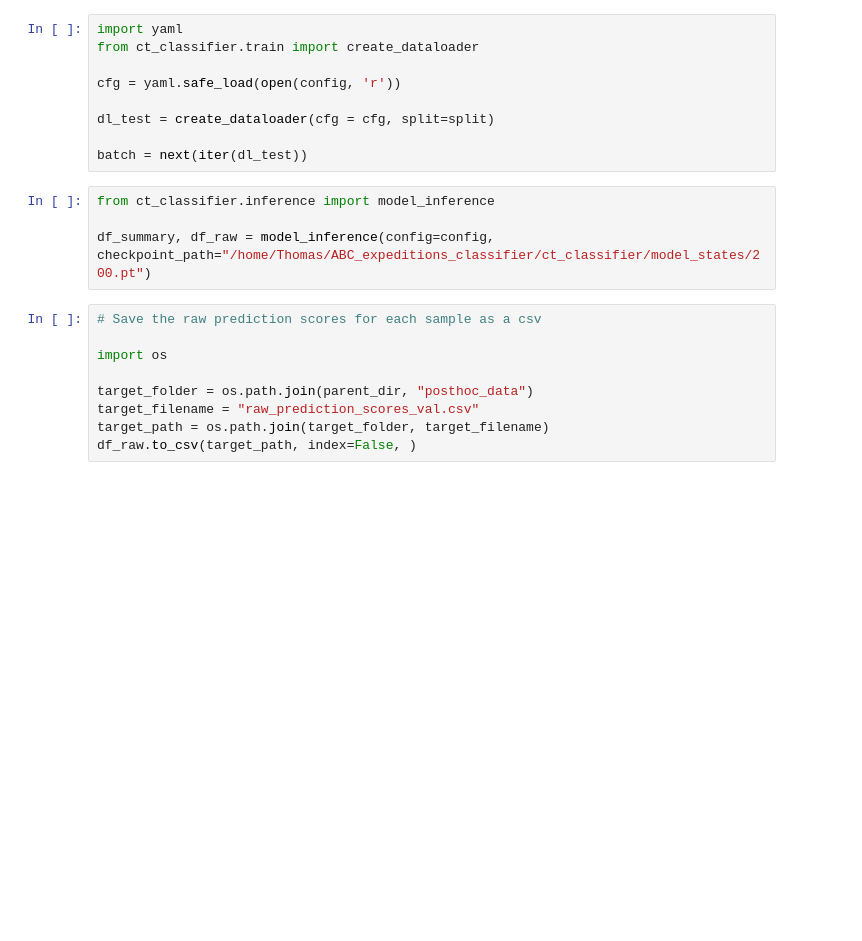
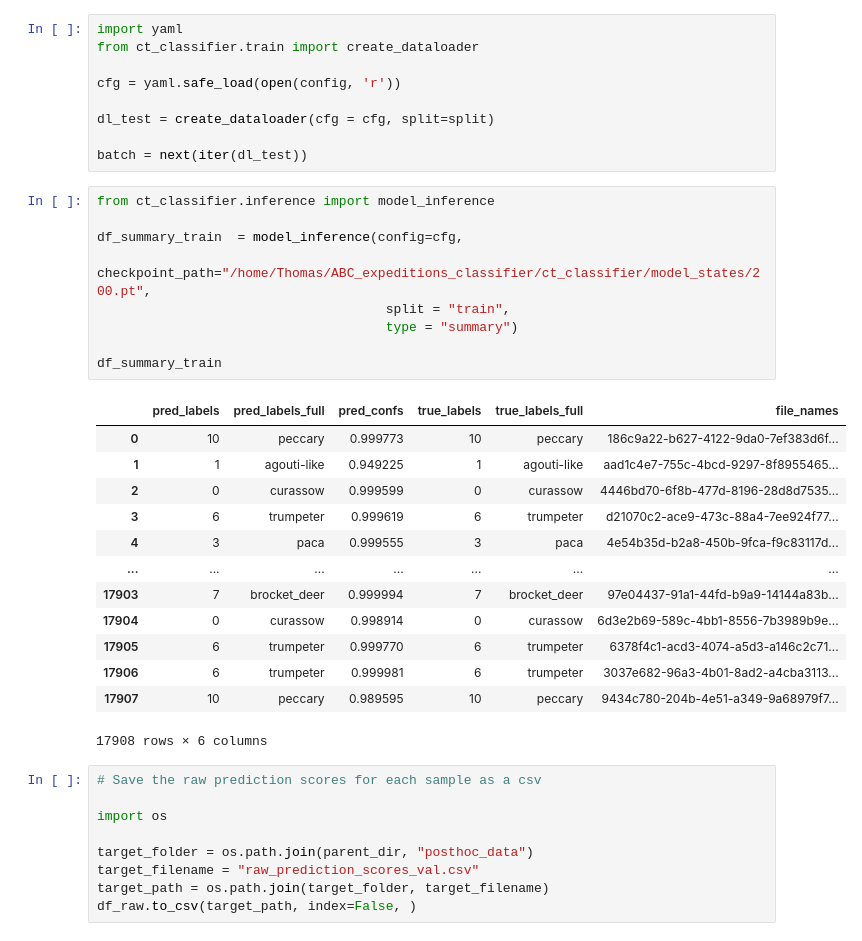
Before and after one commit to ThomasLuypaert/ABC_expeditions_classifier, a Jupyter notebook: notebooks/Model_inference.ipynb, the cells around one changed output. Cells and saved outputs as stored; diff of their text form; blank space fills up the shorter version.

```diff
--- a/notebooks/Model_inference.ipynb
+++ b/notebooks/Model_inference.ipynb
@@ -131,7 +133,26 @@ batch = next(iter(dl_test))
 # %%
 from ct_classifier.inference import model_inference
 
-df_summary, df_raw = model_inference(config=config, checkpoint_path="/home/Thomas/ABC_expeditions_classifier/ct_classifier/model_states/200.pt")
+df_summary_train  = model_inference(config=cfg,
+                                     checkpoint_path="/home/Thomas/ABC_expeditions_classifier/ct_classifier/model_states/200.pt",
+                                     split = "train",
+                                     type = "summary")
+
+df_summary_train
+# %% [output]
+|  | pred_labels | pred_labels_full | pred_confs | true_labels | true_labels_full | file_names |
+| 0 | 10 | peccary | 0.999773 | 10 | peccary | 186c9a22-b627-4122-9da0-7ef383d6f... |
+| 1 | 1 | agouti-like | 0.949225 | 1 | agouti-like | aad1c4e7-755c-4bcd-9297-8f8955465... |
+| 2 | 0 | curassow | 0.999599 | 0 | curassow | 4446bd70-6f8b-477d-8196-28d8d7535... |
+| 3 | 6 | trumpeter | 0.999619 | 6 | trumpeter | d21070c2-ace9-473c-88a4-7ee924f77... |
+| 4 | 3 | paca | 0.999555 | 3 | paca | 4e54b35d-b2a8-450b-9fca-f9c83117d... |
+| ... | ... | ... | ... | ... | ... | ... |
+| 17903 | 7 | brocket_deer | 0.999994 | 7 | brocket_deer | 97e04437-91a1-44fd-b9a9-14144a83b... |
+| 17904 | 0 | curassow | 0.998914 | 0 | curassow | 6d3e2b69-589c-4bb1-8556-7b3989b9e... |
+| 17905 | 6 | trumpeter | 0.999770 | 6 | trumpeter | 6378f4c1-acd3-4074-a5d3-a146c2c71... |
+| 17906 | 6 | trumpeter | 0.999981 | 6 | trumpeter | 3037e682-96a3-4b01-8ad2-a4cba3113... |
+| 17907 | 10 | peccary | 0.989595 | 10 | peccary | 9434c780-204b-4e51-a349-9a68979f7... |
+17908 rows × 6 columns
 # %%
 # Save the raw prediction scores for each sample as a csv
 
```
Also changed, not shown: parts of 8 cells of this notebook, 11 other files.
